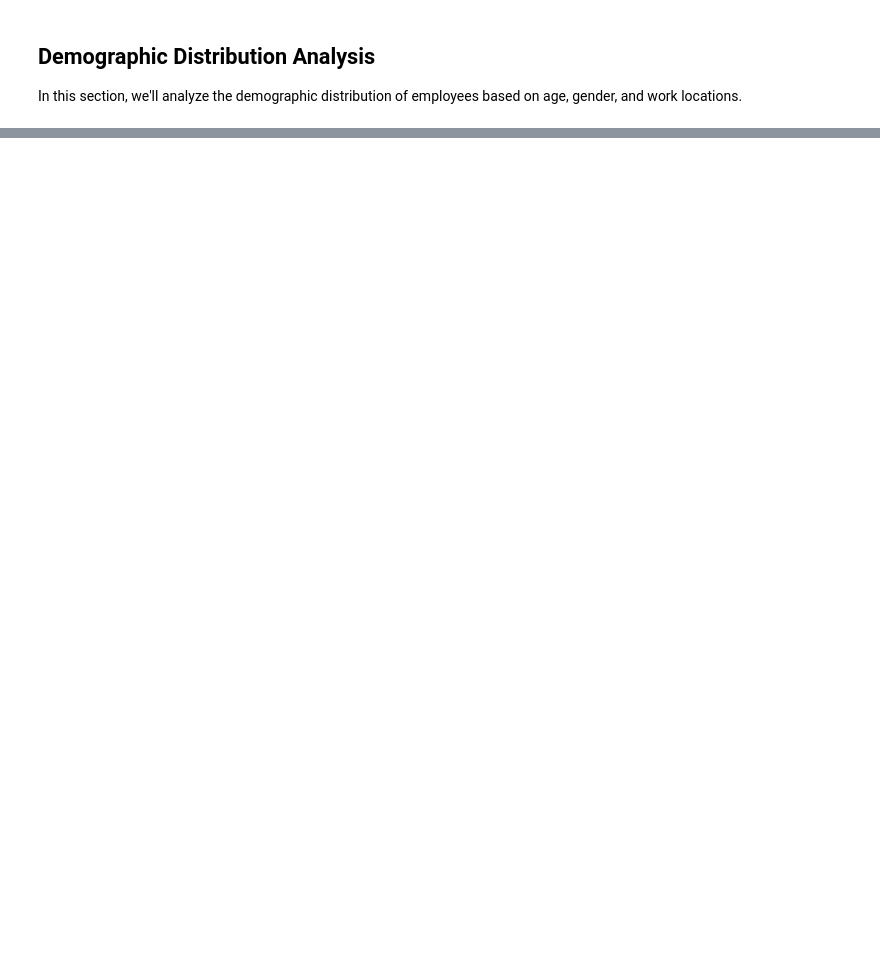
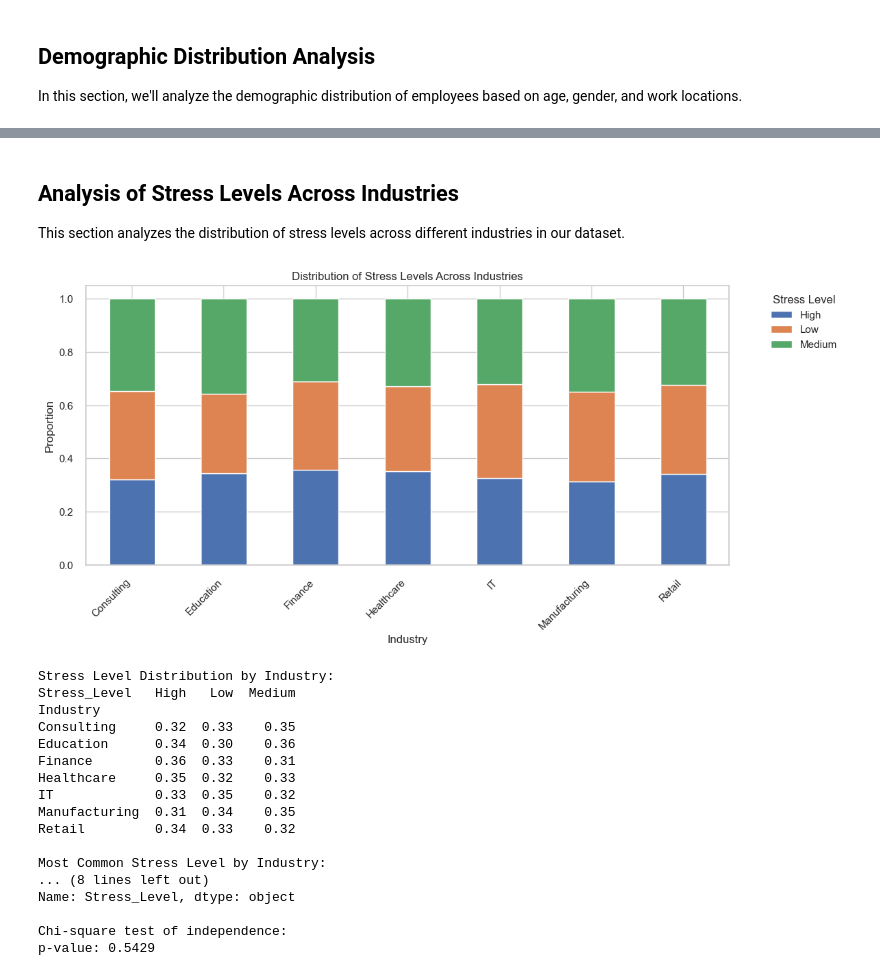
Before and after one commit to ryantpham/RW_MentalHealthEDA, a Jupyter notebook: RemoteWork_MentalHealth_Analysis.ipynb, the cells around one changed output, grey strips where cells are left out. Saved outputs shown, nothing was run; the diff lists cells and outputs as text; code cells hidden in the pictures; blank space fills up the shorter version.

```diff
--- a/RemoteWork_MentalHealth_Analysis.ipynb
+++ b/RemoteWork_MentalHealth_Analysis.ipynb
@@ -118,3 +132,59 @@ Remote    0.3428
 Hybrid    0.3298
 Onsite    0.3274
 Name: Work_Location, dtype: float64
+# %% [markdown]
+## Analysis of Stress Levels Across Industries
+This section analyzes the distribution of stress levels across different industries in our dataset.
+# %%
+# Calculate the proportions of stress levels for each industry
+stress_by_industry = df.groupby('Industry')['Stress_Level'].value_counts(normalize=True).unstack()
+
+# Create a stacked bar plot
+ax = stress_by_industry.plot(kind='bar', stacked=True, figsize=(12, 6))
+
+plt.title('Distribution of Stress Levels Across Industries')
+plt.xlabel('Industry')
+plt.ylabel('Proportion')
+plt.legend(title='Stress Level', bbox_to_anchor=(1.05, 1), loc='upper left')
+plt.tight_layout()
+
+# Rotate x-axis labels for better readability
+plt.xticks(rotation=45, ha='right')
+
+plt.show()
+
+# Print summary statistics
+print("Stress Level Distribution by Industry:")
+print(stress_by_industry.round(2))
+
+# Calculate and print the most common stress level for each industry
+print("\nMost Common Stress Level by Industry:")
+print(df.groupby('Industry')['Stress_Level'].agg(lambda x: x.value_counts().index[0]))
+
+# Optional: Chi-square test of independence
+from scipy.stats import chi2_contingency
+
+contingency_table = pd.crosstab(df['Industry'], df['Stress_Level'])
+chi2, p_value, dof, expected = chi2_contingency(contingency_table)
+
+print(f"\nChi-square test of independence:")
+print(f"p-value: {p_value:.4f}")
+# %% [output]
+[figure, added]
+Stress Level Distribution by Industry:
+Stress_Level   High   Low  Medium
+Industry
+Consulting     0.32  0.33    0.35
+Education      0.34  0.30    0.36
+Finance        0.36  0.33    0.31
+Healthcare     0.35  0.32    0.33
+IT             0.33  0.35    0.32
+Manufacturing  0.31  0.34    0.35
+Retail         0.34  0.33    0.32
+
+Most Common Stress Level by Industry:
+... (8 lines left out)
+Name: Stress_Level, dtype: object
+
+Chi-square test of independence:
+p-value: 0.5429
```
Also changed, not shown: parts of 4 cells of this notebook.
